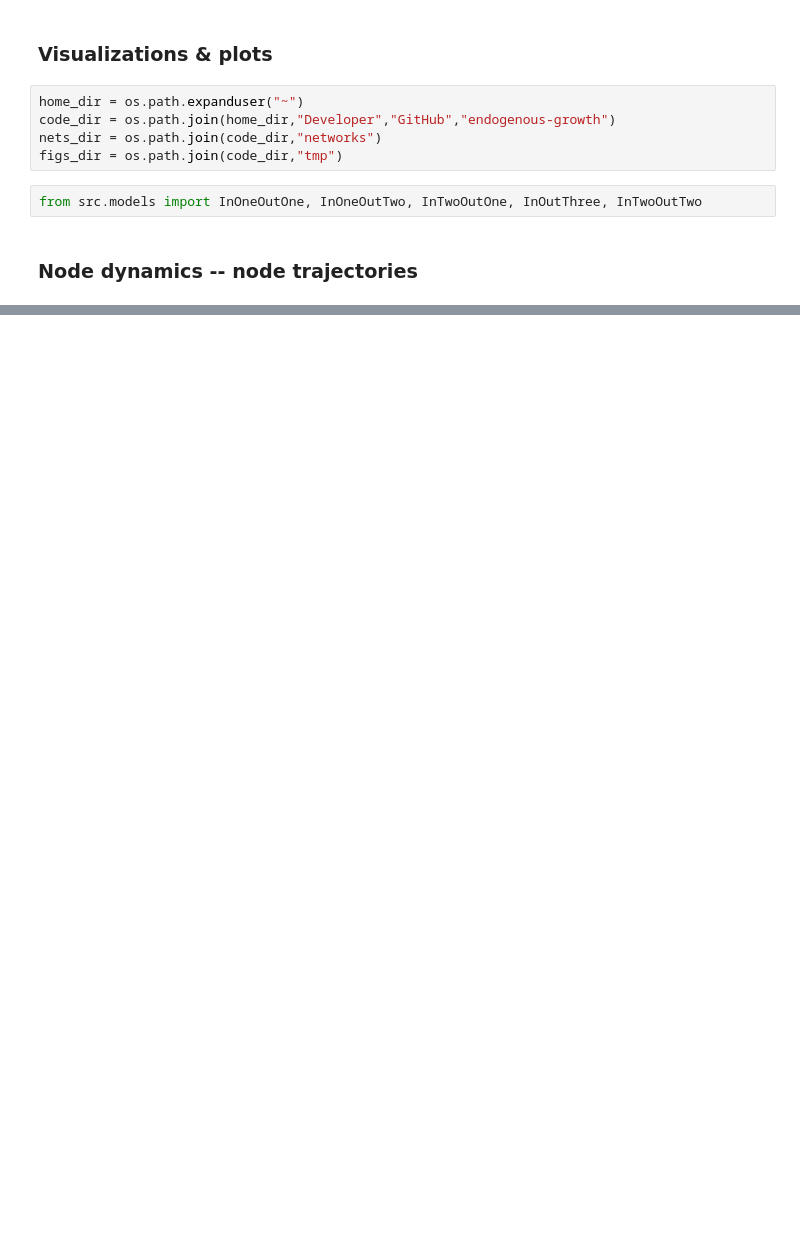
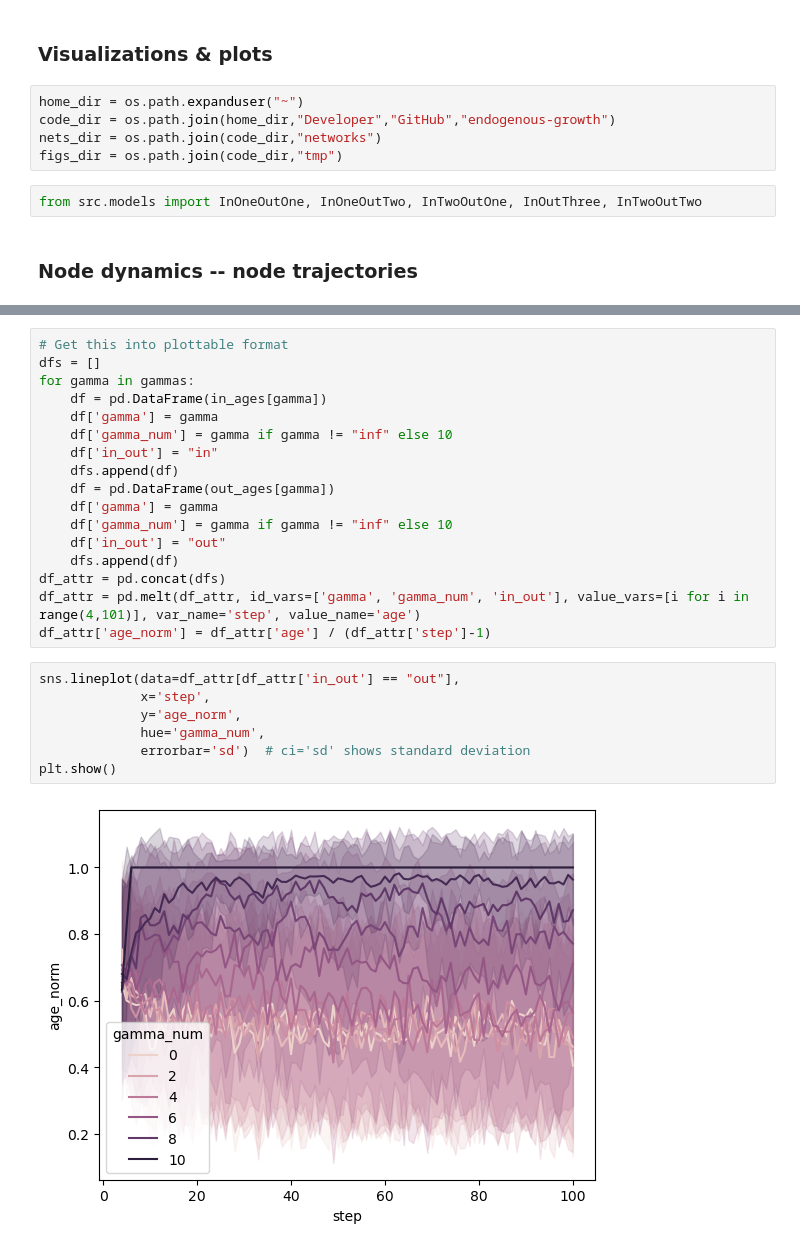
Before and after one commit to carolinamattsson/opportunistic-attachment, a Jupyter notebook: plots_ranks.ipynb, the cells around one changed output, grey strips where cells are left out. Cells and saved outputs as stored; diff of their text form; blank space fills up the shorter version.

```diff
--- a/plots_ranks.ipynb
+++ b/plots_ranks.ipynb
@@ -214,0 +250,26 @@ plt.show()
+# %%
+# Get this into plottable format
+dfs = []
+for gamma in gammas:
+    df = pd.DataFrame(in_ages[gamma])
+    df['gamma'] = gamma
+    df['gamma_num'] = gamma if gamma != "inf" else 10
+    df['in_out'] = "in"
+    dfs.append(df)
+    df = pd.DataFrame(out_ages[gamma])
+    df['gamma'] = gamma
+    df['gamma_num'] = gamma if gamma != "inf" else 10
+    df['in_out'] = "out"
+    dfs.append(df)
+df_attr = pd.concat(dfs)
+df_attr = pd.melt(df_attr, id_vars=['gamma', 'gamma_num', 'in_out'], value_vars=[i for i in range(4,101)], var_name='step', value_name='age')
+df_attr['age_norm'] = df_attr['age'] / (df_attr['step']-1)
+# %%
+sns.lineplot(data=df_attr[df_attr['in_out'] == "out"],
+             x='step',
+             y='age_norm',
+             hue='gamma_num',
+             errorbar='sd')  # ci='sd' shows standard deviation
+plt.show()
+# %% [output]
+[figure, added]
```
Also changed, not shown: parts of 13 cells of this notebook, 9 other files.
